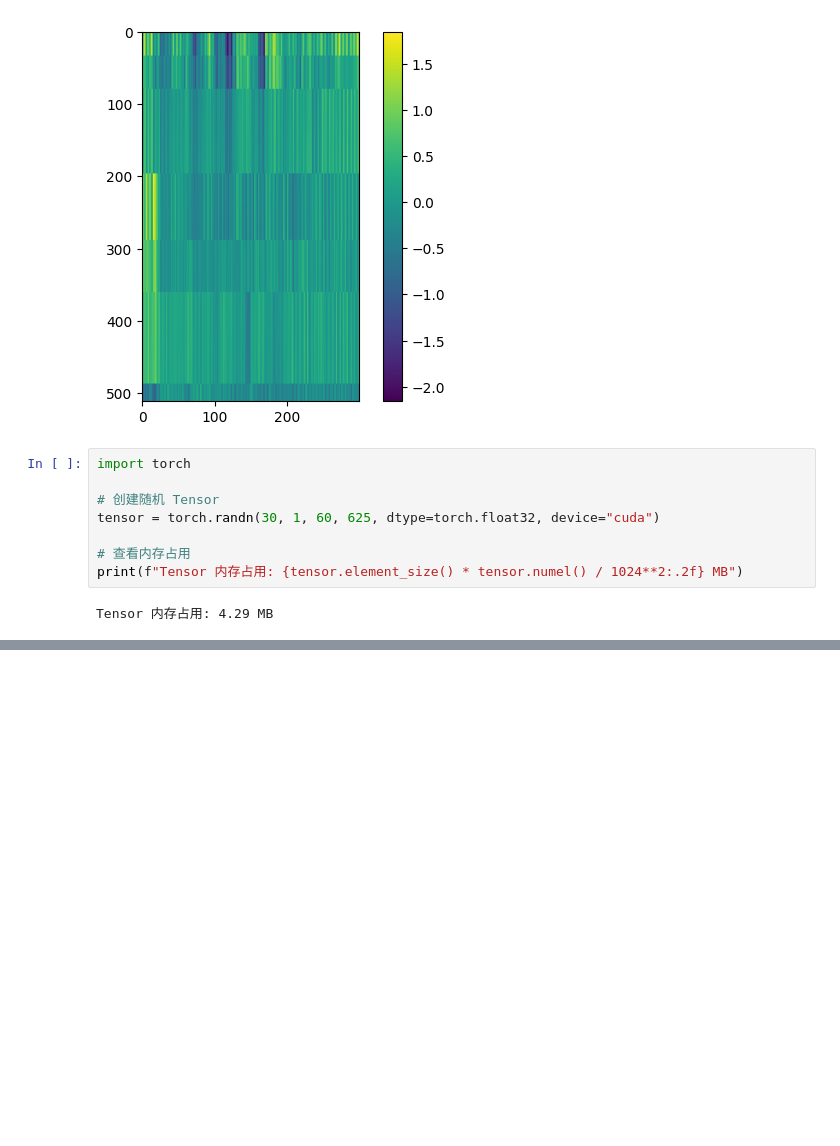
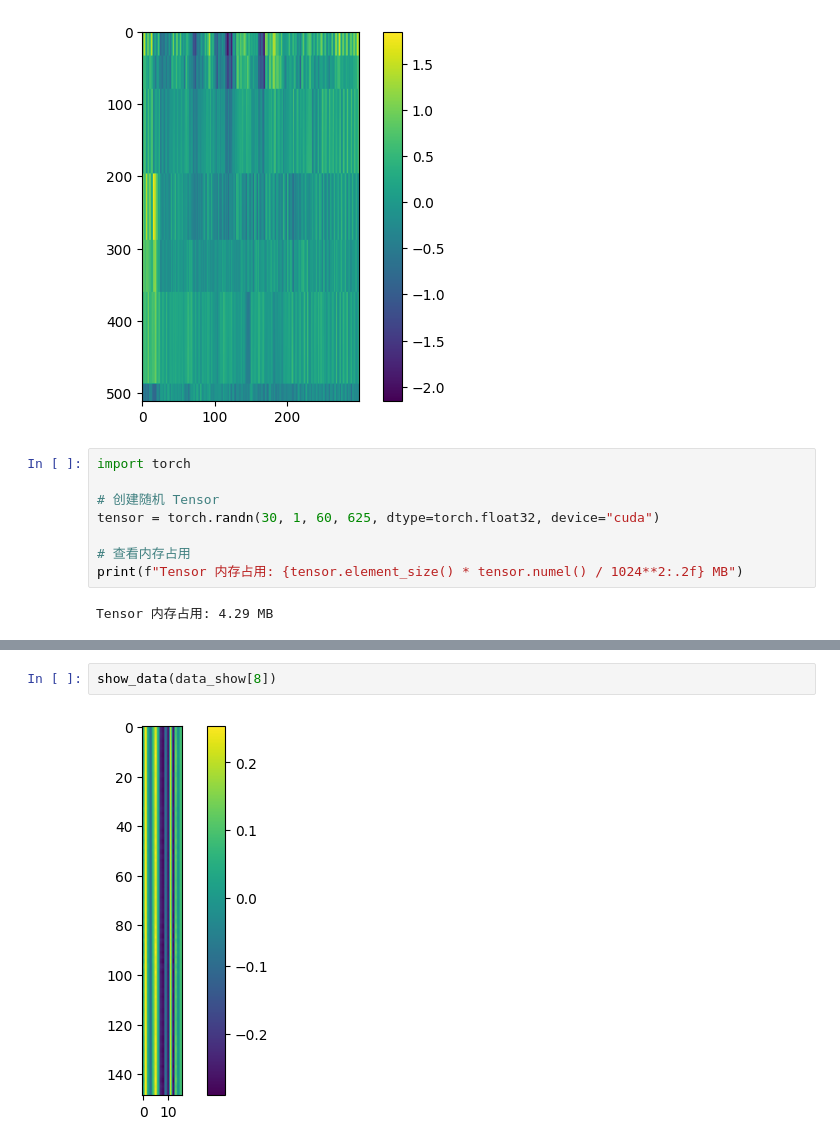
Before and after one commit to soul-M-42/Covariance_EEG_Emotion, a Jupyter notebook: vis_tool.ipynb, the cells around one changed output, grey strips where cells are left out. Cells and saved outputs as stored; diff of their text form; blank space fills up the shorter version.

```diff
--- a/vis_tool.ipynb
+++ b/vis_tool.ipynb
@@ -86,0 +133,4 @@ Tensor 内存占用: 4.29 MB
+# %%
+show_data(data_show[8])
+# %% [output]
+[figure, added]
```
Also changed, not shown: parts of 3 cells of this notebook, 7 other files.
